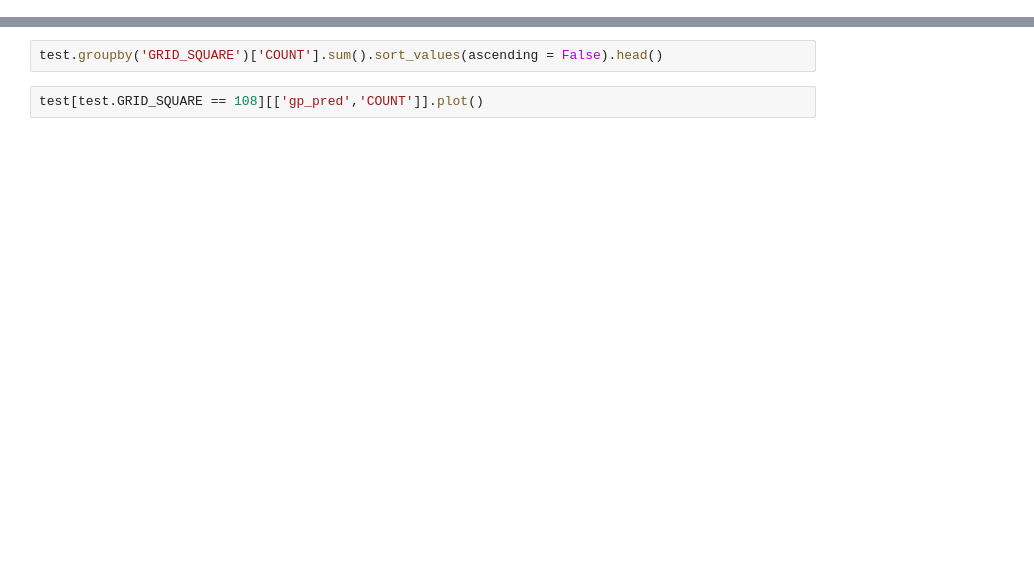
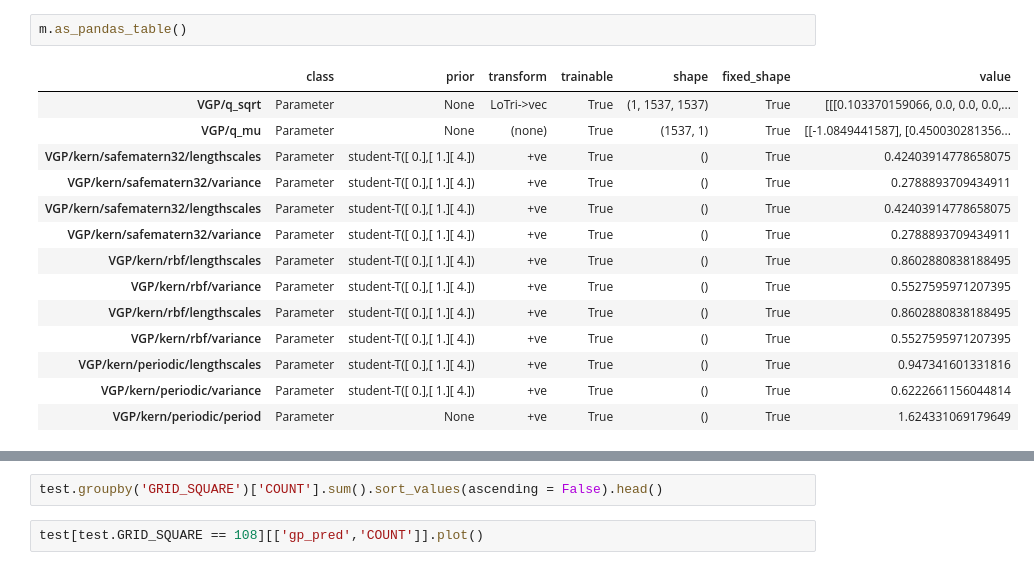
Before and after one commit to sar2160/GP, a Jupyter notebook: Model_Fit-NTA.ipynb, the cells around one changed output, grey strips where cells are left out. Drawn from its saved outputs; the diff is of its cells as text; blank space fills up the shorter version.

```diff
--- a/Model_Fit-NTA.ipynb
+++ b/Model_Fit-NTA.ipynb
@@ -77,3 +87,20 @@ test.groupby('DATETIME')[['gp_pred','COUNT']].sum().plot()
+# %%
+m.as_pandas_table()
+# %% [output]
+|  | class | prior | transform | trainable | shape | fixed_shape | value |
+| VGP/q_sqrt | Parameter | None | LoTri->vec | True | (1, 1537, 1537) | True | [[[0.103370159066, 0.0, 0.0, 0.0,... |
+| VGP/q_mu | Parameter | None | (none) | True | (1537, 1) | True | [[-1.0849441587], [0.450030281356... |
+| VGP/kern/safematern32/lengthscales | Parameter | student-T([ 0.],[ 1.][ 4.]) | +ve | True | () | True | 0.42403914778658075 |
+| VGP/kern/safematern32/variance | Parameter | student-T([ 0.],[ 1.][ 4.]) | +ve | True | () | True | 0.2788893709434911 |
+| VGP/kern/safematern32/lengthscales | Parameter | student-T([ 0.],[ 1.][ 4.]) | +ve | True | () | True | 0.42403914778658075 |
+| VGP/kern/safematern32/variance | Parameter | student-T([ 0.],[ 1.][ 4.]) | +ve | True | () | True | 0.2788893709434911 |
+| VGP/kern/rbf/lengthscales | Parameter | student-T([ 0.],[ 1.][ 4.]) | +ve | True | () | True | 0.8602880838188495 |
+| VGP/kern/rbf/variance | Parameter | student-T([ 0.],[ 1.][ 4.]) | +ve | True | () | True | 0.5527595971207395 |
+| VGP/kern/rbf/lengthscales | Parameter | student-T([ 0.],[ 1.][ 4.]) | +ve | True | () | True | 0.8602880838188495 |
+| VGP/kern/rbf/variance | Parameter | student-T([ 0.],[ 1.][ 4.]) | +ve | True | () | True | 0.5527595971207395 |
+| VGP/kern/periodic/lengthscales | Parameter | student-T([ 0.],[ 1.][ 4.]) | +ve | True | () | True | 0.947341601331816 |
+| VGP/kern/periodic/variance | Parameter | student-T([ 0.],[ 1.][ 4.]) | +ve | True | () | True | 0.6222661156044814 |
+| VGP/kern/periodic/period | Parameter | None | +ve | True | () | True | 1.624331069179649 |
 # %%
 pred_train = m.predict_y(data_dict['X_train'])
 train = data_dict['train']
```
Also changed, not shown: parts of 14 cells of this notebook, 3 other files.
